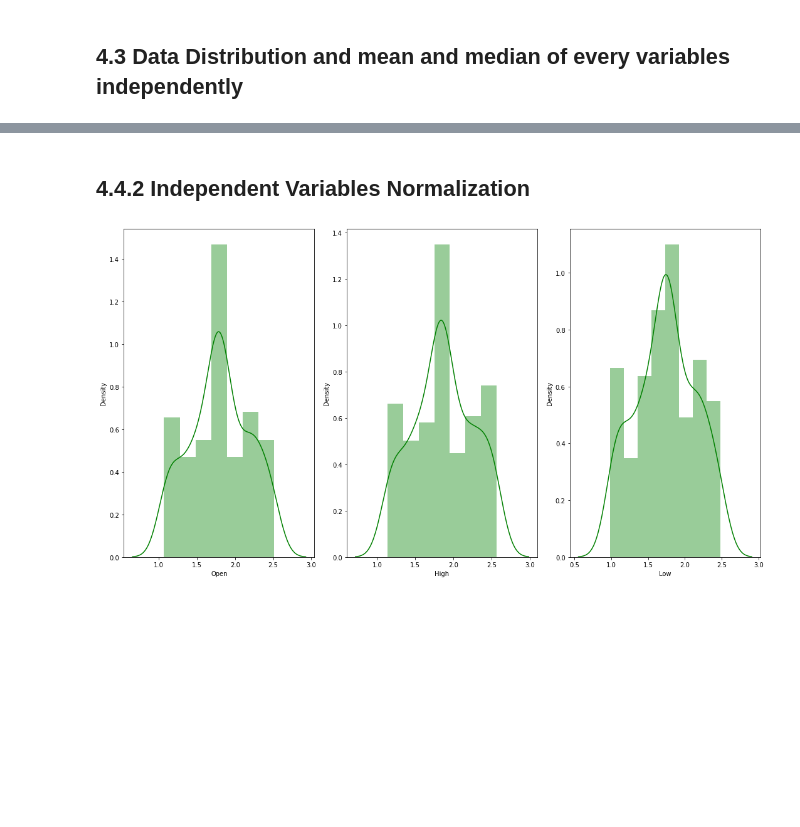
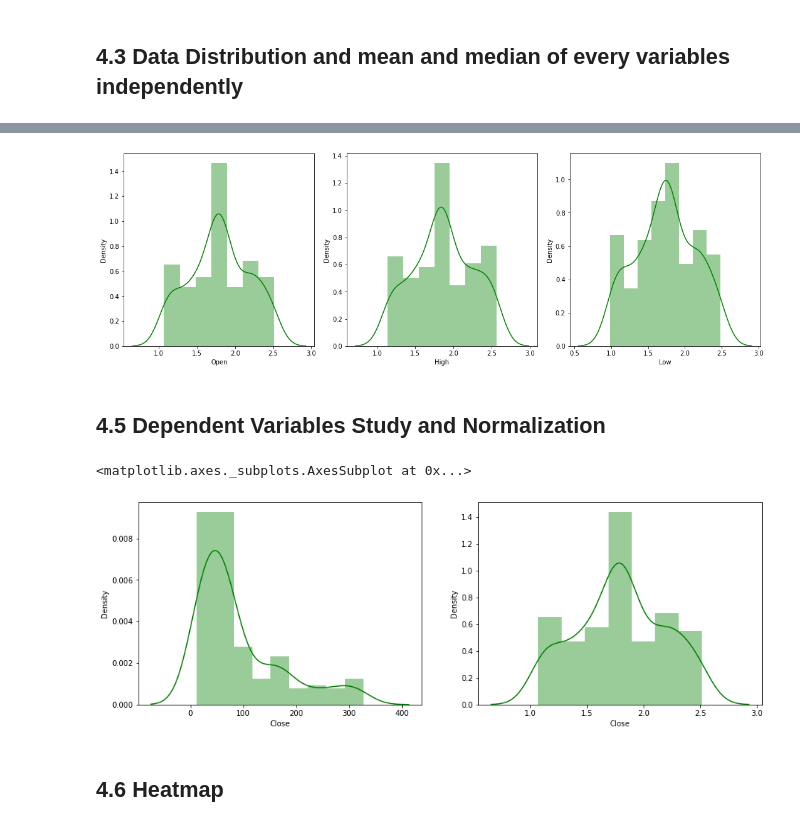
Before and after one commit to mukeshsablani3126/ML_Regression-project_yes-bank_stock-closing-prediction, a Jupyter notebook: ML_Stock_Prediction.ipynb, the cells around one changed output, grey strips where cells are left out. Drawn from its saved outputs; the diff is of its cells as text; code cells hidden in the pictures; blank space fills up the shorter version.

```diff
--- a/ML_Stock_Prediction.ipynb
+++ b/ML_Stock_Prediction.ipynb
@@ -245,15 +241,24 @@ plt.tight_layout()
+# %%
+# subplots and figure size
+fig, axs = plt.subplots(ncols=3,figsize=(15,5))
+
+#graph plot
+sns.distplot(np.log10(new_df['Open']), color='g', ax=axs[0])
+sns.distplot(np.log10(new_df['High']), color='g', ax=axs[1])
+sns.distplot(np.log10(new_df['Low']), color='g',ax=axs[2])
+
+# this prevents plots from overlapping
+plt.tight_layout()
+# %% [output]
+[figure, added]
 # %% [markdown]
-## 4.4.2 Independent Variables Normalization
+## 4.5 Dependent Variables Study and Normalization
 # %%
-# subplots and figure size
-fig, axs = plt.subplots(ncols=3,figsize=(15,8))
-
-#graph plot
-sns.distplot(np.log10(new_df['Open']), color='g', ax=axs[0])
-sns.distplot(np.log10(new_df['High']), color='g', ax=axs[1])
-sns.distplot(np.log10(new_df['Low']), color='g',ax=axs[2])
-
-# this prevents plots from overlapping
-plt.tight_layout()
+fig, axs = plt.subplots(ncols=2,figsize=(15,5))
+sns.distplot(new_df['Close'], color='g', ax=axs[0])
+sns.distplot(np.log10(new_df['Close']), color='g', ax=axs[1])
 # %% [output]
+<matplotlib.axes._subplots.AxesSubplot at 0x...>
-[figure, old version]
+[figure, new version]
+# %% [markdown]
+## 4.6 Heatmap
```
Also changed, not shown: parts of 24 cells of this notebook.
